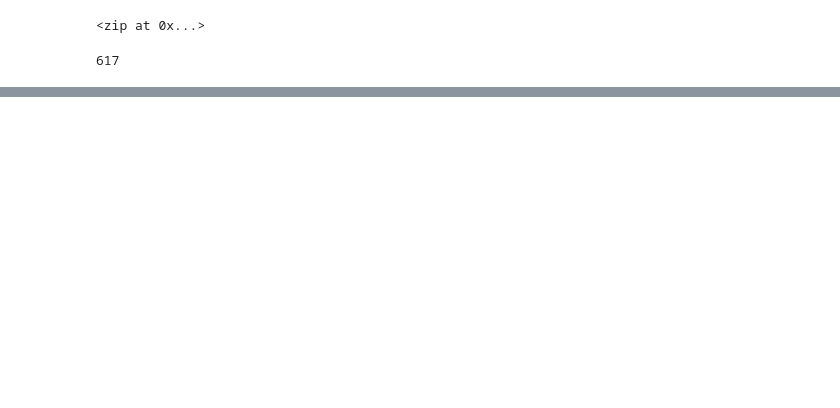
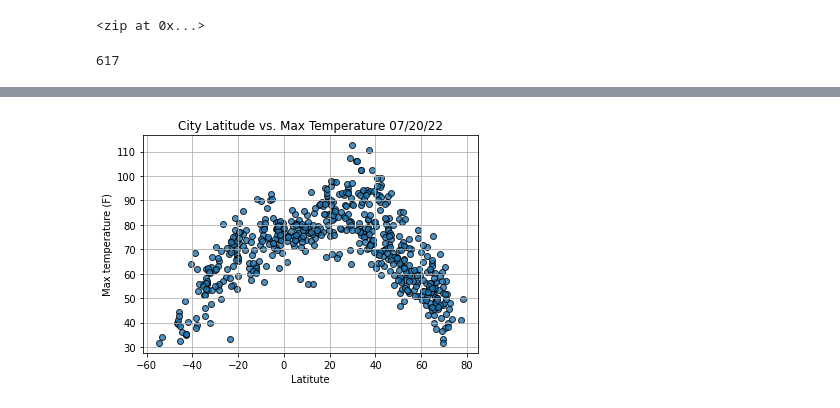
Before and after one commit to lingahoang/World_Weather_Analysis, a Jupyter notebook: WeatherPy.ipynb, the cells around one changed output, grey strips where cells are left out. Cells and saved outputs as stored; diff of their text form; code cells hidden in the pictures; blank space fills up the shorter version.

```diff
--- a/WeatherPy.ipynb
+++ b/WeatherPy.ipynb
@@ -33,0 +56,4 @@ len(cities)
+# %%
+for i, city in enumerate(cities):
+    print(i)
+    print(city)
@@ -123,27 +211,36 @@ city_data_df
 output_data_file = "weather_data/cities.csv"
 # Export the City_Data into a CSV.
 city_data_df.to_csv(output_data_file, index_label="City_ID")
+# %%
+# Extract relevant fields from the DataFrame for plotting.
+lats = city_data_df["Lat"]
+max_temps = city_data_df["Max Temp"]
+humidity = city_data_df["Humidity"]
+cloudiness = city_data_df["Cloudiness"]
+wind_speed = city_data_df["Wind Speed"]
 # %%
 # Import time module
 import time
 
-# Build the scatter plot fpr latitude vs. max temperature.
+# Build the scatter plot for latitude vs. max temperature.
 plt.scatter(lats,
-            max_temp,
+            max_temps,
             edgecolor="black", linewidths=1, marker="o",
             alpha=0.8, label="Cities")
 
 # Incorporate the other graph properties.
 plt.title(f"City Latitude vs. Max Temperature "+ time.strftime("%x"))
 plt.ylabel("Max temperature (F)")
 plt.xlabel("Latitute")
 plt.grid(True)
 
 # Save the figure.
 plt.savefig("weather_data/Fig1.png")
 
 # Show plot.
 plt.show()
+# %% [output]
+[figure, added]
 # %%
 # Build the scatter plots for latitude vs humidity.
 plt.scatter(lats,
```
Also changed, not shown: parts of 9 cells of this notebook, 6 other files.
